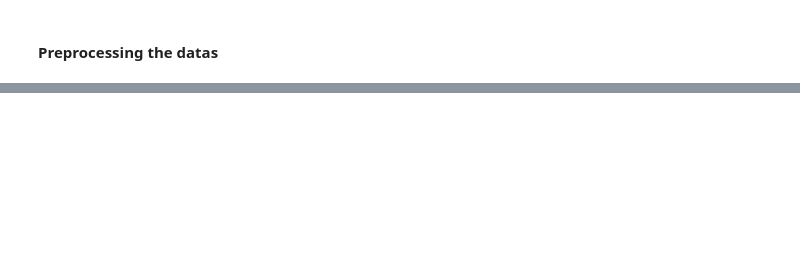
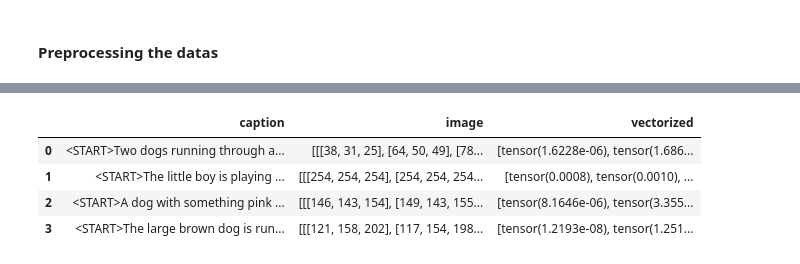
Before and after one commit to AminAlam/Image-Captioner, a Jupyter notebook: Image_Captioner.ipynb, the cells around one changed output, grey strips where cells are left out. Saved outputs shown, nothing was run; the diff lists cells and outputs as text; code cells hidden in the pictures; blank space fills up the shorter version.

```diff
--- a/Image_Captioner.ipynb
+++ b/Image_Captioner.ipynb
@@ -103,0 +135,6 @@ num_words after: 664
+# %%
+with open('/content/drive/My Drive/Courses/DeepLearning/HW03/Q03/Datas/datas_preprocessed.pkl', 'wb') as f:
+    pickle.dump(datas_preprocessed, f)  # save it
+# %%
+with open('/content/drive/My Drive/Courses/DeepLearning/HW03/Q03/Datas/datas_preprocessed.pkl', 'rb') as f:
+    datas_preprocessed = pickle.load(f) # load it
@@ -103,0 +165,32 @@ num_words after: 664
+# %%
+preprocess = transforms.Compose([
+    transforms.Resize([224,224]),
+])
+
+def squeezeOut(image):
+  input_image = image/255
+  input_image = torch.from_numpy(input_image).permute(2, 0, 1).float()
+
+  input_tensor = preprocess(input_image)
+  input_batch = input_tensor.unsqueeze(0)
+
+  input_batch = input_batch.to(device)
+  with torch.no_grad():
+    output = squeezeNet(input_batch)
+  probabilities = torch.nn.functional.softmax(output[0], dim=0)
+  return probabilities
+
+def encode(datas):
+  datas['vectorized'] = datas.apply(lambda row: squeezeOut(row['image']), axis=1)
+  return datas
+
+
+datas_preprocessed = encode(datas_preprocessed)
+# %%
+datas_preprocessed.head(4)
+# %% [output]
+|  | caption | image | vectorized |
+| 0 | <START>Two dogs running through a... | [[[38, 31, 25], [64, 50, 49], [78... | [tensor(1.6228e-06), tensor(1.686... |
+| 1 | <START>The little boy is playing ... | [[[254, 254, 254], [254, 254, 254... | [tensor(0.0008), tensor(0.0010), ... |
+| 2 | <START>A dog with something pink ... | [[[146, 143, 154], [149, 143, 155... | [tensor(8.1646e-06), tensor(3.355... |
+| 3 | <START>The large brown dog is run... | [[[121, 158, 202], [117, 154, 198... | [tensor(1.2193e-08), tensor(1.251... |
```
Also changed, not shown: parts of 26 cells of this notebook.
